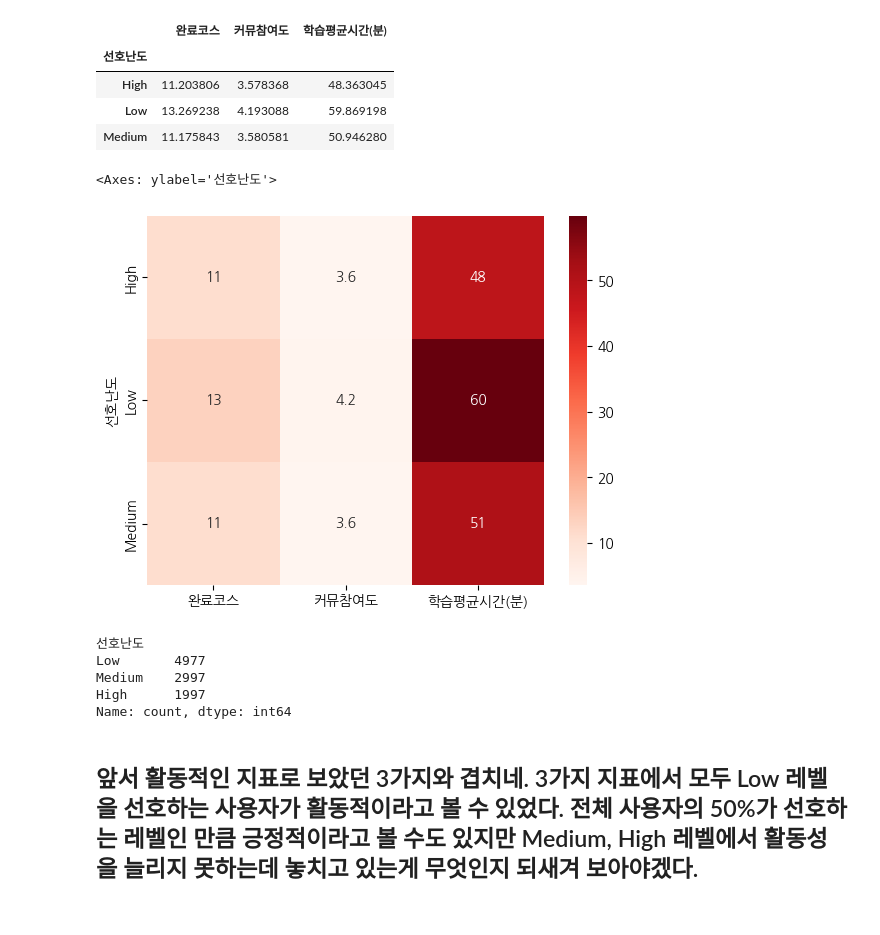
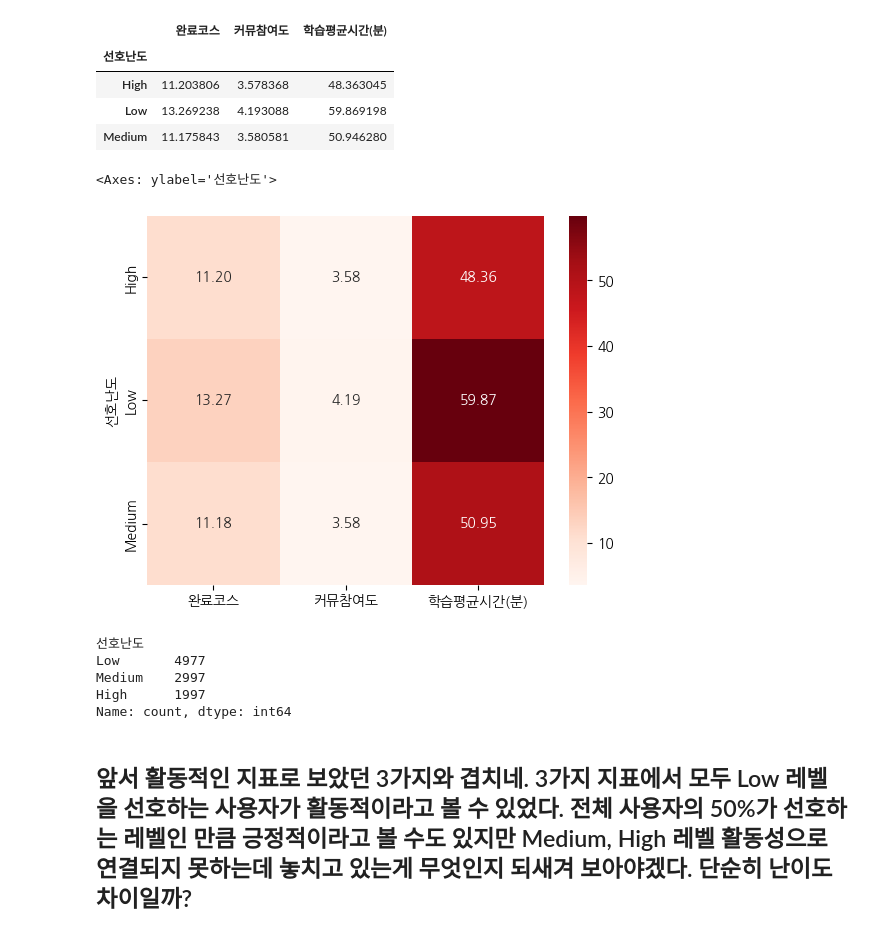
Before and after one commit to mooooooooooooooooooooooon/wassup, a Jupyter notebook: mini_project/DA_Mini_Project_240102.ipynb, the cells around one changed output. Drawn from its saved outputs; the diff is of its cells as text; code cells hidden in the pictures.

```diff
--- a/mini_project/DA_Mini_Project_240102.ipynb
+++ b/mini_project/DA_Mini_Project_240102.ipynb
@@ -871,10 +865,10 @@ df_pivot
 | Low | 13.269238 | 4.193088 | 59.869198 |
 | Medium | 11.175843 | 3.580581 | 50.946280 |
 # %%
-sns.heatmap(df_pivot, annot = True, cmap = 'Reds')
+sns.heatmap(df_pivot, annot = True, cmap = 'Reds', fmt='.2f')
 # %% [output]
 <Axes: ylabel='선호난도'>
-[figure, old version]
+[figure, new version]
 # %%
 df['선호난도'].value_counts()
 # %% [output]
@@ -884,4 +878,4 @@ Medium    2997
 High      1997
 Name: count, dtype: int64
 # %% [markdown]
-## 앞서 활동적인 지표로 보았던 3가지와 겹치네. 3가지 지표에서 모두 Low 레벨을 선호하는 사용자가 활동적이라고 볼 수 있었다. 전체 사용자의 50%가 선호하는 레벨인 만큼 긍정적이라고 볼 수도 있지만 Medium, High 레벨에서 활동성을 늘리지 못하는데 놓치고 있는게 무엇인지 되새겨 보아야겠다.
+## 앞서 활동적인 지표로 보았던 3가지와 겹치네. 3가지 지표에서 모두 Low 레벨을 선호하는 사용자가 활동적이라고 볼 수 있었다. 전체 사용자의 50%가 선호하는 레벨인 만큼 긍정적이라고 볼 수도 있지만 Medium, High 레벨 활동성으로 연결되지 못하는데 놓치고 있는게 무엇인지 되새겨 보아야겠다. 단순히 난이도 차이일까?
```
Also changed, not shown: parts of 7 cells of this notebook.
